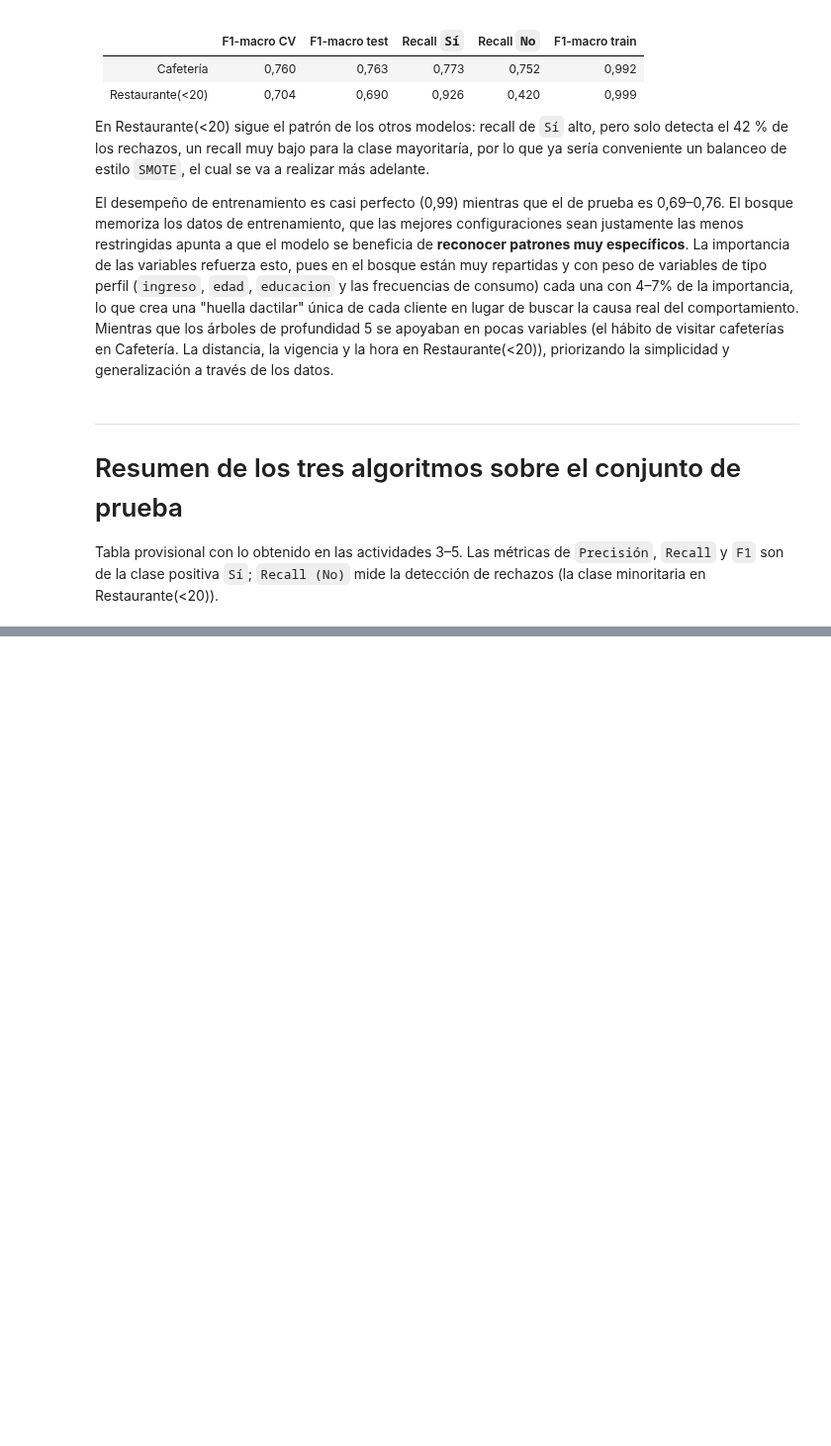
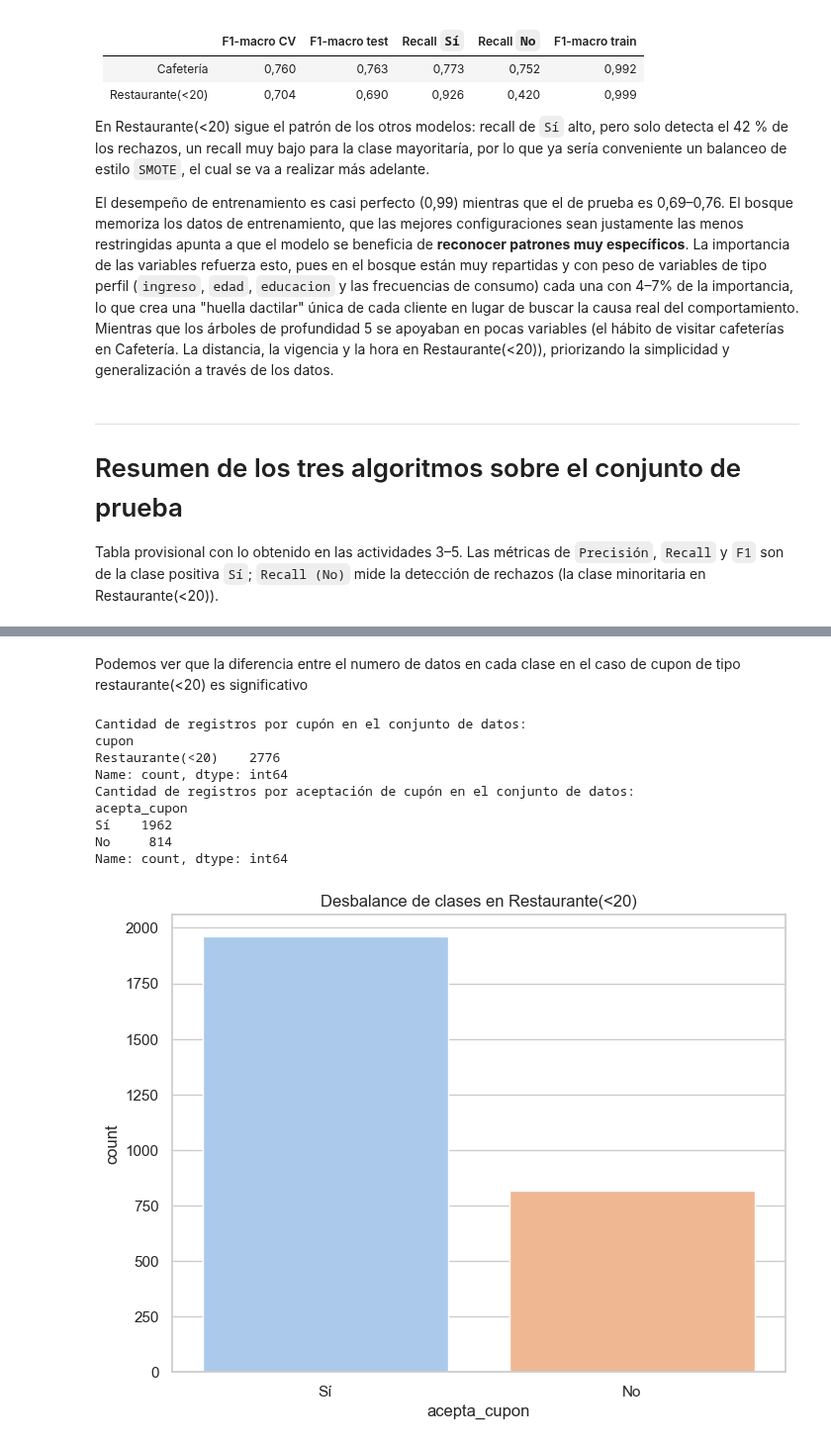
Before and after one commit to Fercho0506/LABS_MACHINE, a Jupyter notebook: LAB_3/lab_3.ipynb, the cells around one changed output, grey strips where cells are left out. Shown at 99% size. Saved outputs shown, nothing was run; the diff lists cells and outputs as text; code cells hidden in the pictures; blank space fills up the shorter version.

```diff
--- a/LAB_3/lab_3.ipynb
+++ b/LAB_3/lab_3.ipynb
@@ -955,0 +960,24 @@ plt.tight_layout(); plt.show()
+# %% [markdown]
+Podemos ver que la diferencia entre el numero de datos en cada clase en el caso de cupon de tipo restaurante(<20) es significativo
+# %%
+#grafiquemos el desbalance de clases en los datos originales para restaurante(<20)
+plt.figure(figsize=(8, 6))
+restaurante = data[data['cupon'] == 'Restaurante(<20)']
+sns.countplot(x='acepta_cupon', data=restaurante, palette='pastel')
+plt.title('Desbalance de clases en Restaurante(<20)')
+
+print("Cantidad de registros por cupón en el conjunto de datos:")
+print(restaurante['cupon'].value_counts())
+print("Cantidad de registros por aceptación de cupón en el conjunto de datos:")
+print(restaurante['acepta_cupon'].value_counts())
+# %% [output]
+Cantidad de registros por cupón en el conjunto de datos:
+cupon
+Restaurante(<20)    2776
+Name: count, dtype: int64
+Cantidad de registros por aceptación de cupón en el conjunto de datos:
+acepta_cupon
+Sí    1962
+No     814
+Name: count, dtype: int64
+[figure, added]
```
Also changed, not shown: parts of 44 cells of this notebook, 1 other file.
